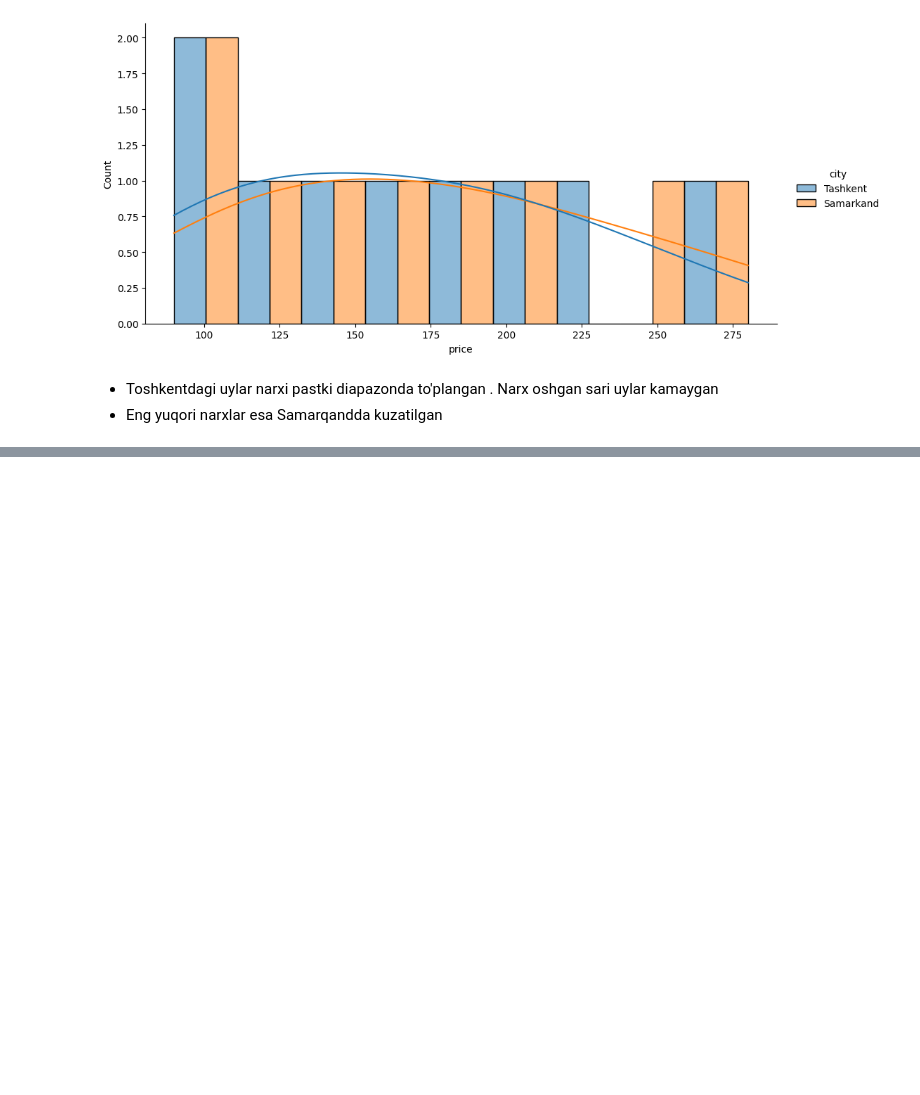
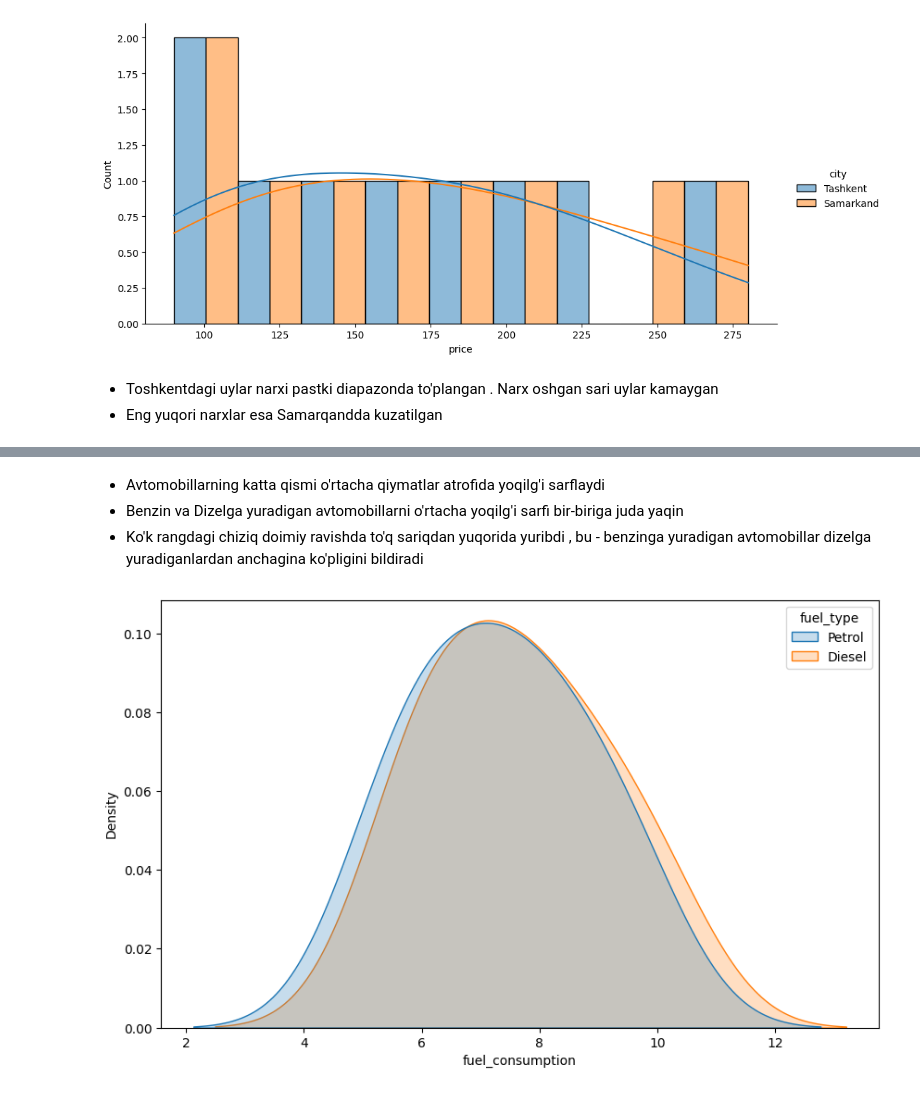
Before and after one commit to izzat-ai/learning-ai, a Jupyter notebook: data_visualization/seaborn/distribution.ipynb, the cells around one changed output, grey strips where cells are left out. Saved outputs shown, nothing was run; the diff lists cells and outputs as text; code cells hidden in the pictures; blank space fills up the shorter version.

```diff
--- a/data_visualization/seaborn/distribution.ipynb
+++ b/data_visualization/seaborn/distribution.ipynb
@@ -110,0 +148,11 @@ plt.show()
+# %% [markdown]
+- Avtomobillarning katta qismi o'rtacha qiymatlar atrofida yoqilg'i sarflaydi
+- Benzin va Dizelga yuradigan avtomobillarni o'rtacha yoqilg'i sarfi bir-biriga juda yaqin
+- Ko'k rangdagi chiziq doimiy ravishda to'q sariqdan yuqorida yuribdi , bu - benzinga yuradigan avtomobillar dizelga yuradiganlardan anchagina ko'pligini bildiradi
+# %%
+# yuqoridagi grafiklarni kdeplot bilan chizish
+plt.figure(figsize=(10, 6))
+sns.kdeplot(data=cars, x='fuel_consumption', hue='fuel_type', fill=True)
+plt.show()
+# %% [output]
+[figure, added]
```
Also changed, not shown: parts of 9 cells of this notebook.
